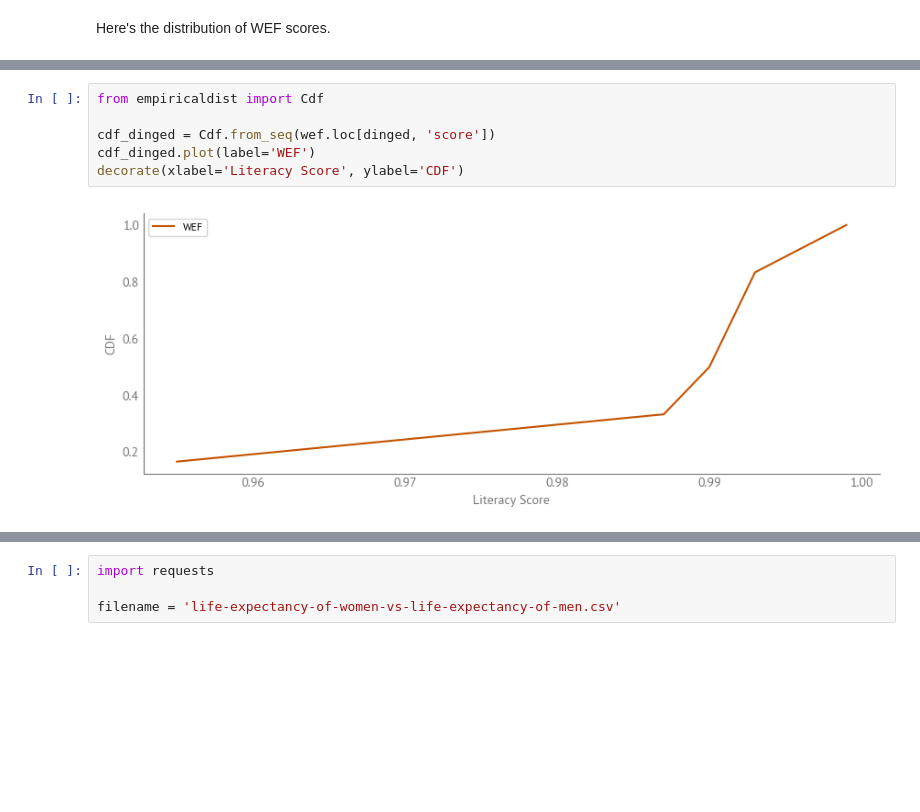
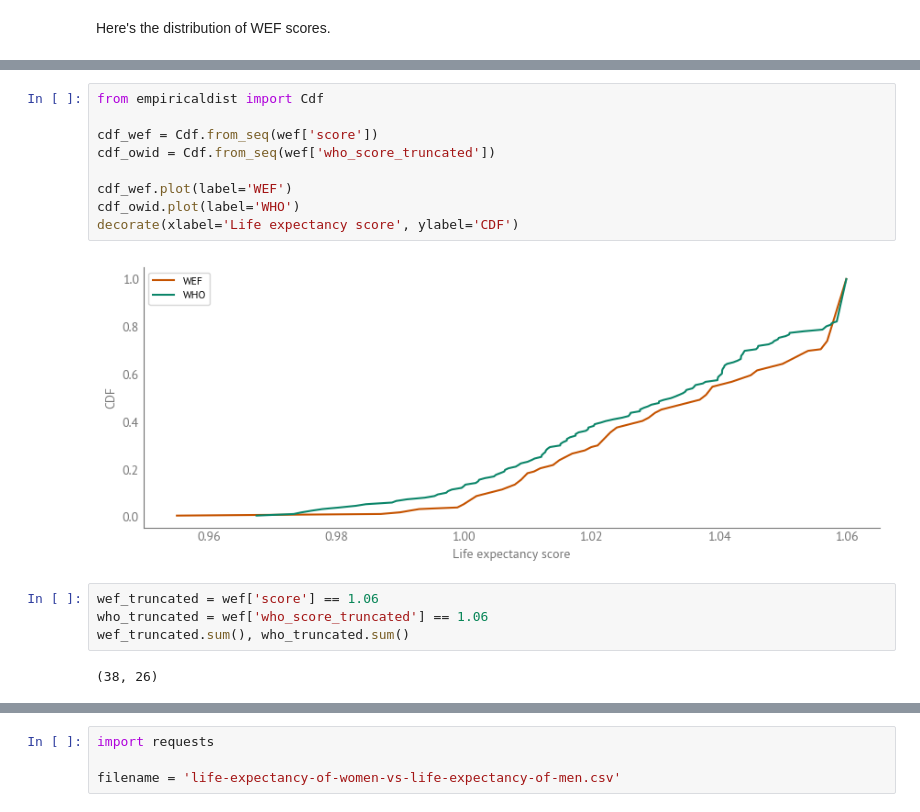
Before and after one commit to AllenDowney/EqualityWEF, a Jupyter notebook: life_expectancy.ipynb, the cells around one changed output, grey strips where cells are left out. Cells and saved outputs as stored; diff of their text form; blank space fills up the shorter version.

```diff
--- a/life_expectancy.ipynb
+++ b/life_expectancy.ipynb
@@ -63,8 +287,17 @@ Here's the distribution of WEF scores.
 # %%
 from empiricaldist import Cdf
 
-cdf_dinged = Cdf.from_seq(wef.loc[dinged, 'score'])
-cdf_dinged.plot(label='WEF')
-decorate(xlabel='Literacy Score', ylabel='CDF')
+cdf_wef = Cdf.from_seq(wef['score'])
+cdf_owid = Cdf.from_seq(wef['who_score_truncated'])
+
+cdf_wef.plot(label='WEF')
+cdf_owid.plot(label='WHO')
+decorate(xlabel='Life expectancy score', ylabel='CDF')
 # %% [output]
-[figure, old version]
+[figure, new version]
+# %%
+wef_truncated = wef['score'] == 1.06
+who_truncated = wef['who_score_truncated'] == 1.06
+wef_truncated.sum(), who_truncated.sum()
+# %% [output]
+(38, 26)
```
Also changed, not shown: parts of 84 cells of this notebook, 12 other files.
